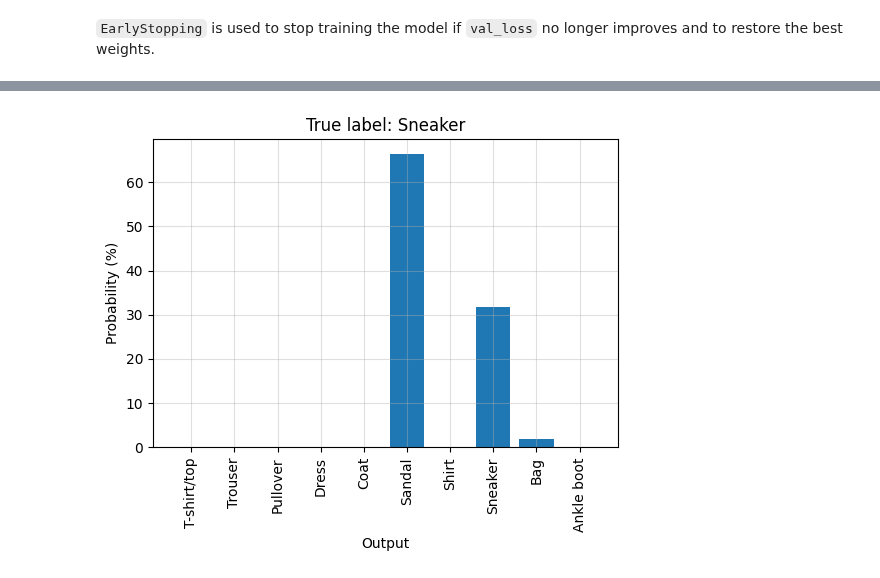
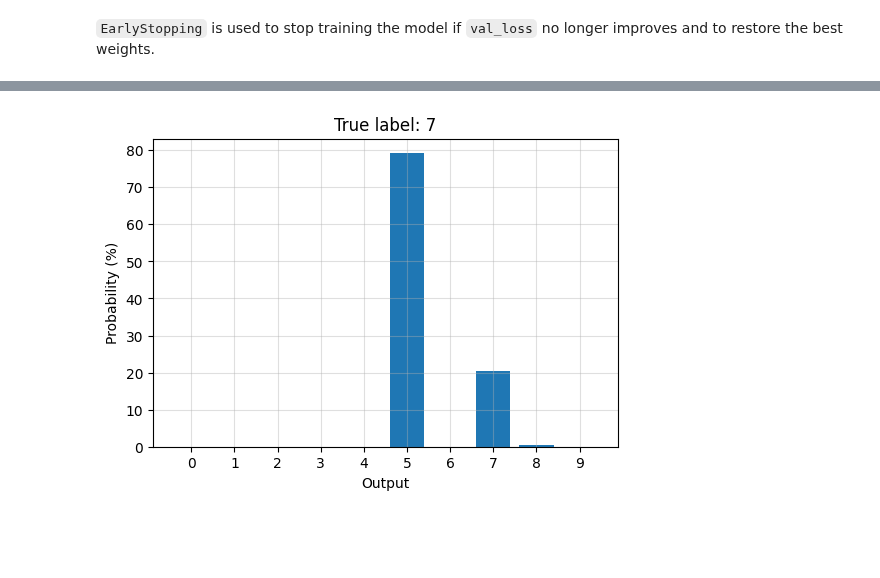
Before and after one commit to Benjamin-morel/TensorFlow, a Jupyter notebook: 01_classification_image.ipynb, the cells around one changed output, grey strips where cells are left out. Cells and saved outputs as stored; diff of their text form; code cells hidden in the pictures; blank space fills up the shorter version.

```diff
--- a/01_classification_image.ipynb
+++ b/01_classification_image.ipynb
@@ -389,9 +418,10 @@ def create_model_tune(hp):
   model.add(tf.keras.layers.Dense(units=hp_units, activation='relu'))
   model.add(tf.keras.layers.Dropout(0.2))
   model.add(tf.keras.layers.Dense(10))
+  model.add(tf.keras.layers.Softmax())
 
   model.compile(optimizer=tf.keras.optimizers.Adam(learning_rate=hp_learning_rate),
-                loss=tf.keras.losses.SparseCategoricalCrossentropy(from_logits=True),
+                loss=tf.keras.losses.SparseCategoricalCrossentropy(from_logits=False),
                 metrics=['accuracy'])
 
   return model
@@ -423,11 +453,9 @@ The number of epochs which maximizes `val_loss` is retained otherwise the model
 # %%
 if training_phase == "Yes":
   hypermodel = tuner.hypermodel.build(best_hps)
-  history = hypermodel.fit(train_images, train_labels, epochs=50, validation_split=0.2, callbacks=[stop_early], verbose=1)
-  val_acc_per_epoch = history.history['val_accuracy']
-  best_epoch = val_acc_per_epoch.index(max(val_acc_per_epoch)) + 1
-  print('Best epoch: %d' % (best_epoch,))
-  hypermodel.save('01_classification_image_fashion_model.keras') # save weights + architecture
+  history = train_model(hypermodel, train_images, train_labels, epochs=50, callbacks=stop_early)
+  hypermodel.save("01_classification_image_fashion_model.keras", include_optimizer=False) # save weights + architecture
 else:
   hypermodel = model_MNIST_fashion
+  history=None
 # %% [markdown]
@@ -435,3 +463,6 @@ else:
 # %%
-test_loss, test_acc = hypermodel.evaluate(test_images,  test_labels, verbose=0)
-print("Test loss function value %0.1f and test accuracy value %0.1f %%" %(test_loss, 100*test_acc))
+def get_predictions(features, labels):
+  loss_test, accuracy_test = hypermodel.evaluate(features, labels, verbose=0)
+  predictions = hypermodel.predict(features, verbose=0)
+  print("Test loss value %0.1f \nTest accuracy: %0.1f %%" %(loss_test, 100*accuracy_test))
+  return predictions
@@ -443,0 +469,2 @@ predictions = probability_hypermodel.predict(test_images, verbose=0) # output =
+# %%
+predictions = get_predictions(test_images, test_labels)
@@ -444,8 +484,5 @@ predictions = probability_hypermodel.predict(test_images, verbose=0) # output =
 # %%
-i = 12
-prediction_label = np.argmax(predictions[i])
-true_label = test_labels[i]
-
-plot_pred(predictions[i], class_names[true_label], class_names)
+i = 12 # from 0 to 9,999
+plot_predictions(predictions[i], test_labels[i], class_names)
 # %% [output]
-[figure, old version]
+[figure, new version]
```
Also changed, not shown: parts of 47 cells of this notebook.
